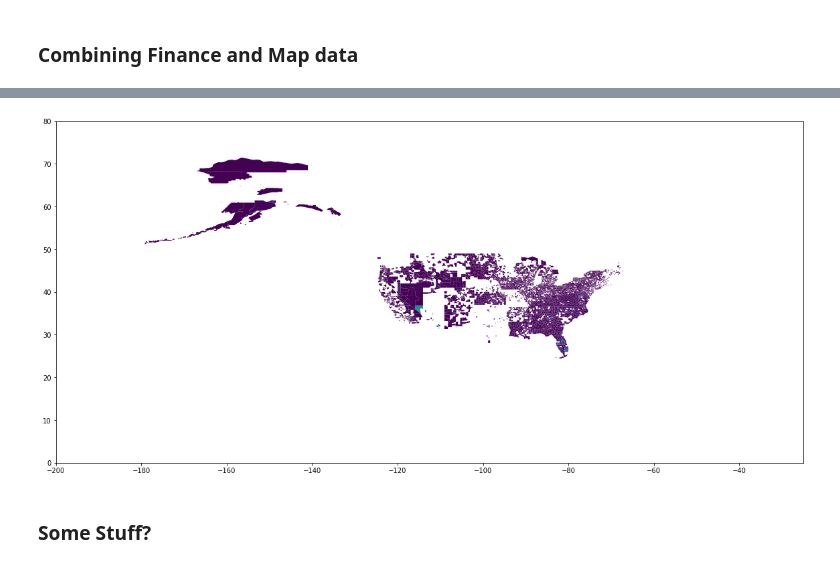
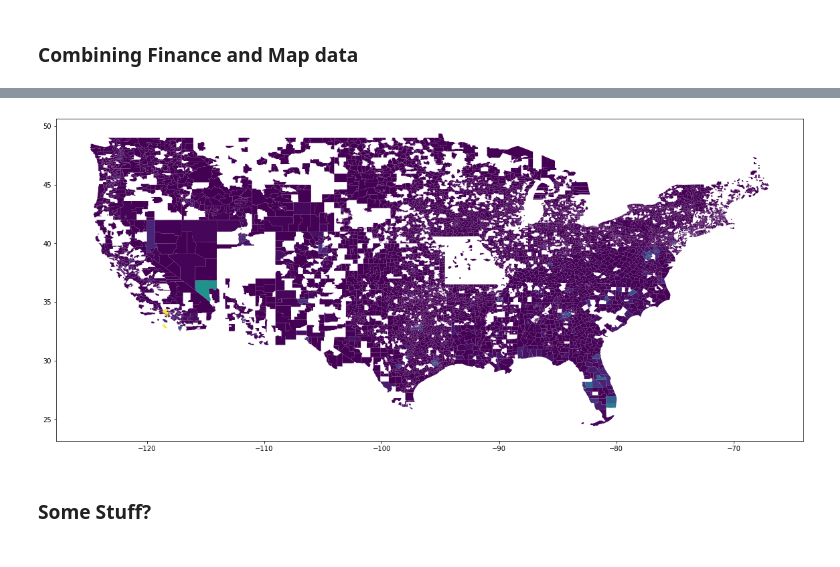
Before and after one commit to jamu0075/US-Education-Project, a Jupyter notebook: EDA/eda.ipynb, the cells around one changed output, grey strips where cells are left out. Cells and saved outputs as stored; diff of their text form; code cells hidden in the pictures.

Commit message:
Further code cleanup/organization. Imrpoved testing scripts to visualize areas of improvement. Cleaned 80% of the data.

```diff
--- a/EDA/eda.ipynb
+++ b/EDA/eda.ipynb
@@ -144,10 +144,14 @@ my_drop_map = {'public': '',
             'school': '',
             'schools': '',
             'district': '',
+            'municipal': '',
+            'city': '',
+            'town': '',
             'merged': '',
             'cusd': '',
             'usd': '',
             'reg': '',
+            'joint': '',
             'jt': '',
             #'r': '',
             'voc': '' }
@@ -165,13 +169,19 @@ def clean_NAME(df):
     # Drop 'r-' and 'r' from district codes [ need rX next]
     df.NAME = df.NAME.str.replace(rf" r-", ' ', regex=True)
     df.NAME = df.NAME.str.replace(rf" r ", ' ', regex=True)
+    df.NAME = df.NAME.str.replace(rf" re-", ' ', regex=True)
+    df.NAME = df.NAME.str.replace(rf" re ", ' ', regex=True)
 
     # Drop extra district codes found in '()'
     df.NAME = df.NAME.str.replace("\([^()]*\)", '', regex=True)
 
-    # Drop '#' and '.' from districts
+    # Drop '#' and '.' and '-' from districts
     df.NAME = df.NAME.str.replace('#', '', regex=False)
     df.NAME = df.NAME.str.replace('.', '', regex=False)
+    df.NAME = df.NAME.str.replace('-', ' ', regex=False)
+
+    # Hawaii edge case
+    df['NAME'][df.STATE == 'Hawaii'] = 'hawaii'
 
     # Cleanup whitespace
     df.NAME = df.NAME.str.rstrip()
@@ -205,0 +192,18 @@ print(clean_m[['STATE', 'NAME']].head(10))
+# %%
+clean_f = clean_NAME(finances_2016)
+clean_m = clean_NAME(map_2016)
+
+# These states have disctrict codes in finance data but none in map data
+extra_codes = ['Arizona',
+             'Arkansas',
+             'Minnesota',
+             'Missouri',
+             'Nebraska',
+             'Oklahoma',
+             'Texas',
+             'Washington',
+             'Wisconsin']
+
+
+# Map data does not include district codes for the above states. Remove numbers from the above states
+clean_f['NAME'][clean_f.STATE.isin(extra_codes)] = clean_f.NAME.str.replace(' \d+', '')
@@ -268,12 +312,13 @@ FINANCES (12)
 # %%
-fig = finances_map_2016.plot(column='ENROLL', figsize = (20,20))
+temp = finances_map_2016[~finances_map_2016.STATE.isin(['Alaska', 'Hawaii'])]
+fig = temp.plot(column='ENROLL', figsize = (20,20))
 
-plt.xlim([-200,-25])
-plt.ylim([0,80])
+# plt.xlim([-190,-50])
+# plt.ylim([0,80])
 
 plt.show()
 # %% [output]
-[figure, old version]
+[figure, new version]
 # %% [markdown]
 ### Some Stuff?
 # %%
```
Also changed, not shown: parts of 5 cells of this notebook.
